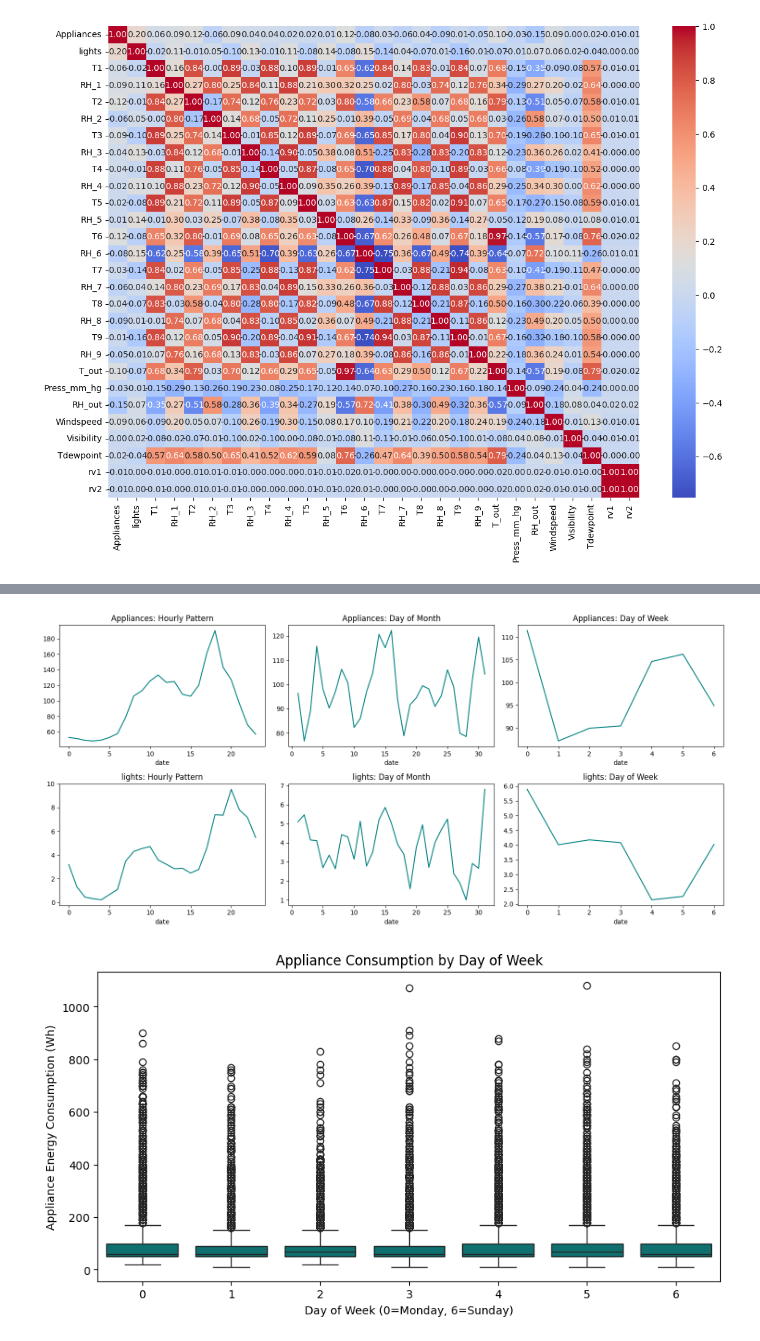
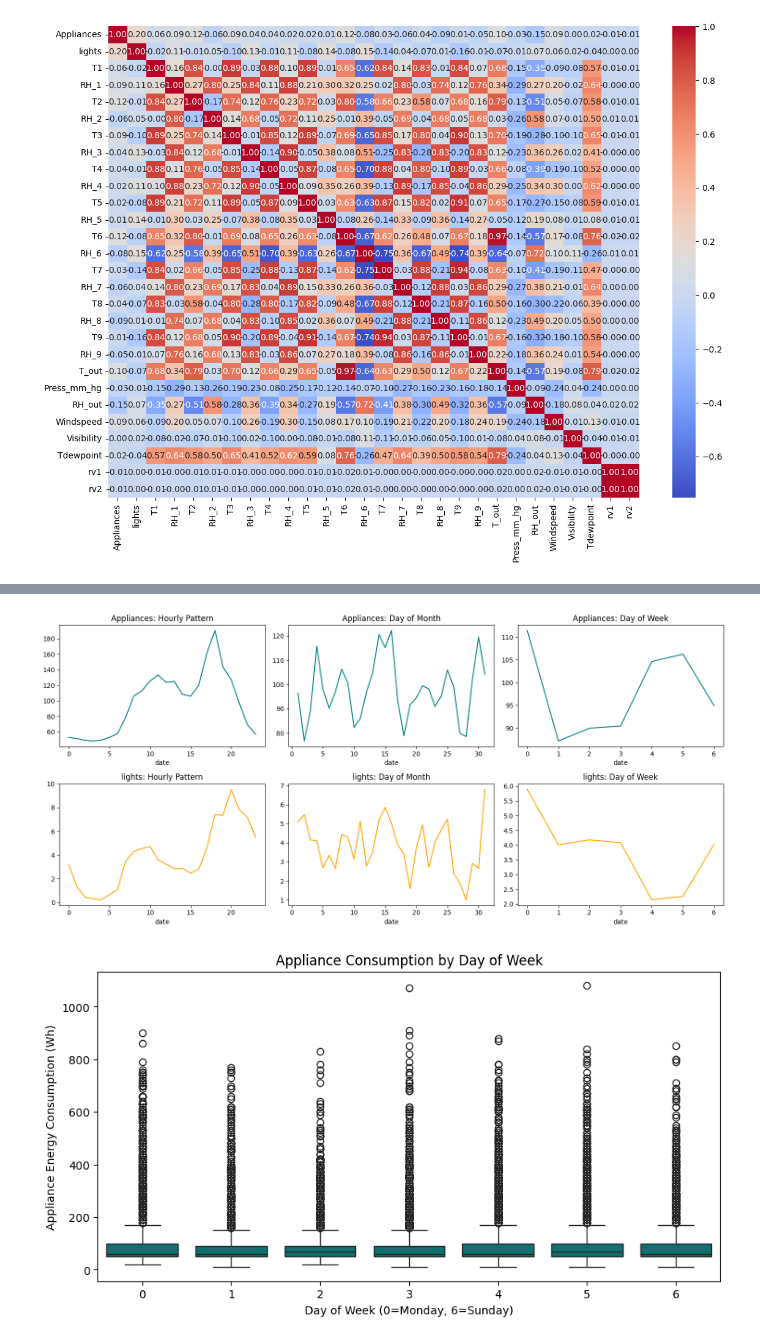
Before and after one commit to Manith-Ratnayake/Assignment, a Jupyter notebook: notebooks/EDA.ipynb, the cells around one changed output, grey strips where cells are left out. Drawn from its saved outputs; the diff is of its cells as text; code cells hidden in the pictures.

```diff
--- a/notebooks/EDA.ipynb
+++ b/notebooks/EDA.ipynb
@@ -119,15 +107,16 @@ plt.show()
 # %%
 fig, axes = plt.subplots(2, 3, figsize=(15, 7))
 
 for i, column in enumerate(["Appliances", "lights"]):
-    df.groupby(df.index.hour)[column].mean().plot(ax=axes[i, 0], color="teal", title=f"{column}: Hourly Pattern")
-    df.groupby(df.index.day)[column].mean().plot(ax=axes[i, 1], color="teal", title=f"{column}: Day of Month")
-    df.groupby(df.index.dayofweek)[column].mean().plot(ax=axes[i, 2], color="teal", title=f"{column}: Day of Week")
+    color = "teal" if column == "Appliances" else "orange"
+    df.groupby(df.index.hour)[column].mean().plot(ax=axes[i, 0], color=color, title=f"{column}: Hourly Pattern")
+    df.groupby(df.index.day)[column].mean().plot(ax=axes[i, 1], color=color, title=f"{column}: Day of Month")
+    df.groupby(df.index.dayofweek)[column].mean().plot(ax=axes[i, 2], color=color, title=f"{column}: Day of Week")
 
 plt.tight_layout()
 plt.show()
 # %% [output]
-[figure, old version]
+[figure, new version]
 # %%
 plt.figure(figsize=(10, 5))
 sns.boxplot(x=df.index.dayofweek, y=df["Appliances"], color="teal")
```
Also changed, not shown: parts of 5 cells of this notebook, 39 other files.
